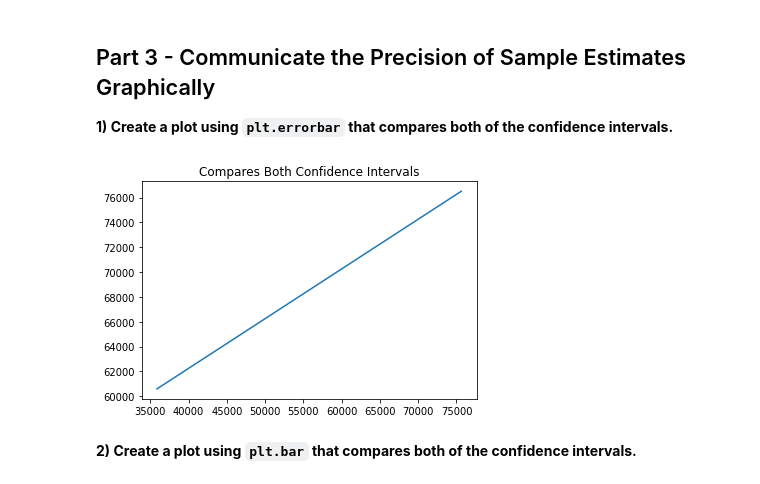
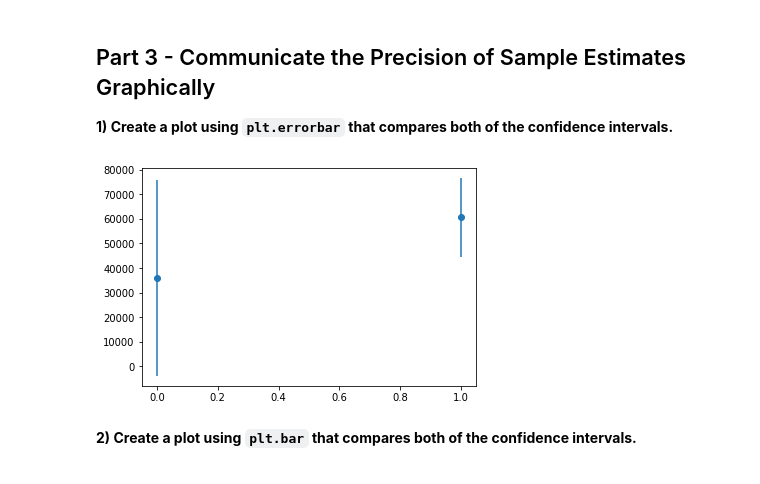
Before and after one commit to Davis-Tony/DS-Unit-1-Sprint-2-Statistics, a Jupyter notebook: TonyDavis_DS_123_Confidence_Intervals_Assignment.ipynb, the cells around one changed output. Cells and saved outputs as stored; diff of their text form; code cells hidden in the pictures.

```diff
--- a/TonyDavis_DS_123_Confidence_Intervals_Assignment.ipynb
+++ b/TonyDavis_DS_123_Confidence_Intervals_Assignment.ipynb
@@ -141,11 +141,9 @@ The margin of error gives an idea of how far off our estimates might be (with 95
 # %%
 #importing matplotlib
 import matplotlib.pyplot as plt
 
-plt.errorbar(CI_freq20, CI_freq200, xerr=0.5, yerr=0.5)
-plt.title('Compares Both Confidence Intervals')
-plt.show()
+plt.errorbar(x=[0,1], y=[CI_freq20[0], CI_freq200[0]], yerr=[CI_freq20[1]-CI_freq20[0], CI_freq200[1]-CI_freq200[0]], fmt='o');
 # %% [output]
-[figure, old version]
+[figure, new version]
 # %% [markdown]
 **2) Create a plot using `plt.bar` that compares both of the confidence intervals.**
```
Also changed, not shown: parts of 2 cells of this notebook.
